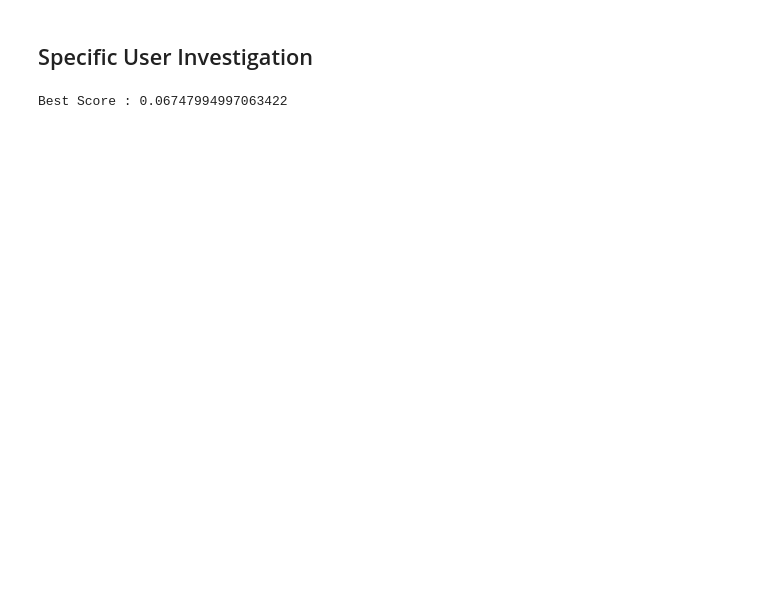
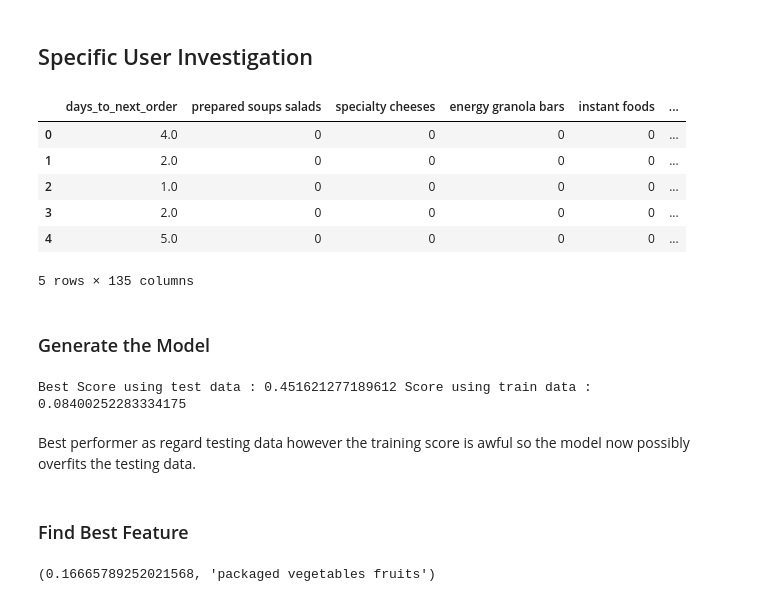
Before and after one commit to 1carew1/instacart_investigation, a Jupyter notebook: Assignment_2_Regression.ipynb, the cells around one changed output. Saved outputs shown, nothing was run; the diff lists cells and outputs as text; code cells hidden in the pictures; blank space fills up the shorter version.

Commit message:
Tidying Up Regression

```diff
--- a/Assignment_2_Regression.ipynb
+++ b/Assignment_2_Regression.ipynb
@@ -607,18 +664,45 @@ Ridge Model Score with training : 0.6207634851005868  Score with testing : 0.297
 ## Specific User Investigation<a class="anchor" id="user"></a>
 # %%
 # For the User
+# Usual Setup, did'nt want to break it into loads of stages as before, just get to the meat
 aisle_key_cols = key_columns("aisle_id")
 train_orders_prod, test_orders_prod = join_products(user_train_orders, user_test_orders)
 wanted_info_train = train_orders_prod[aisle_key_cols]
 wanted_info_test = test_orders_prod[aisle_key_cols]
 df_with_aisle_info_train = add_each_aisle_to_df(wanted_info_train)
 df_with_aisle_info_test = add_each_aisle_to_df(wanted_info_test)
 cols_to_drop = ["aisle", "aisle_id", "order_id"]
 item = "aisle"
 df_aisle_group_train = group_by_order_in_df(df_with_aisle_info_train, item, cols_to_drop)
 df_aisle_group_test = group_by_order_in_df(df_with_aisle_info_test, item, cols_to_drop)
-X_train, y_train, X_test, y_test = split_data_to_features_and_value(df_aisle_group_train, df_aisle_group_test)
-best_features, best_score, model_scores = order_best_features_and_score(X_train, y_train, X_test, y_test, 1)
-print("Best Score :", best_score)
+df_aisle_group_train.head()
 # %% [output]
+|  | days_to_next_order | prepared soups salads | specialty cheeses | energy granola bars | instant foods | ... |
+| 0 | 4.0 | 0 | 0 | 0 | 0 | ... |
+| 1 | 2.0 | 0 | 0 | 0 | 0 | ... |
+| 2 | 1.0 | 0 | 0 | 0 | 0 | ... |
+| 3 | 2.0 | 0 | 0 | 0 | 0 | ... |
+| 4 | 5.0 | 0 | 0 | 0 | 0 | ... |
-Best Score : 0.06747994997063422
+5 rows × 135 columns
+# %% [markdown]
+### Generate the Model
+# %%
+X_train, y_train, X_test, y_test = split_data_to_features_and_value(df_aisle_group_train, df_aisle_group_test)
+best_features, best_score, model_scores = order_best_features_and_score(X_train, y_train, X_test, y_test, 1)
+
+best_aisle_model_user_test = linear_model.LinearRegression(normalize=True)
+best_aisle_model_user_test.fit(X_train[best_features], y_train)
+
+train_score_aisle_user_with_best = best_aisle_model_user_test.score(X_train[best_features], y_train)
+
+print("Best Score using test data :", best_score, "Score using train data :", train_score_aisle_user_with_best)
+# %% [output]
+Best Score using test data : 0.451621277189612 Score using train data : 0.08400252283334175
+# %% [markdown]
+Best performer as regard testing data however the training score is awful so the model now possibly overfits the testing data.
+# %% [markdown]
+### Find Best Feature
+# %%
+find_best_feature(X_train, y_train, X_test, y_test)
+# %% [output]
+(0.16665789252021568, 'packaged vegetables fruits')
```
Also changed, not shown: parts of 53 cells of this notebook.
